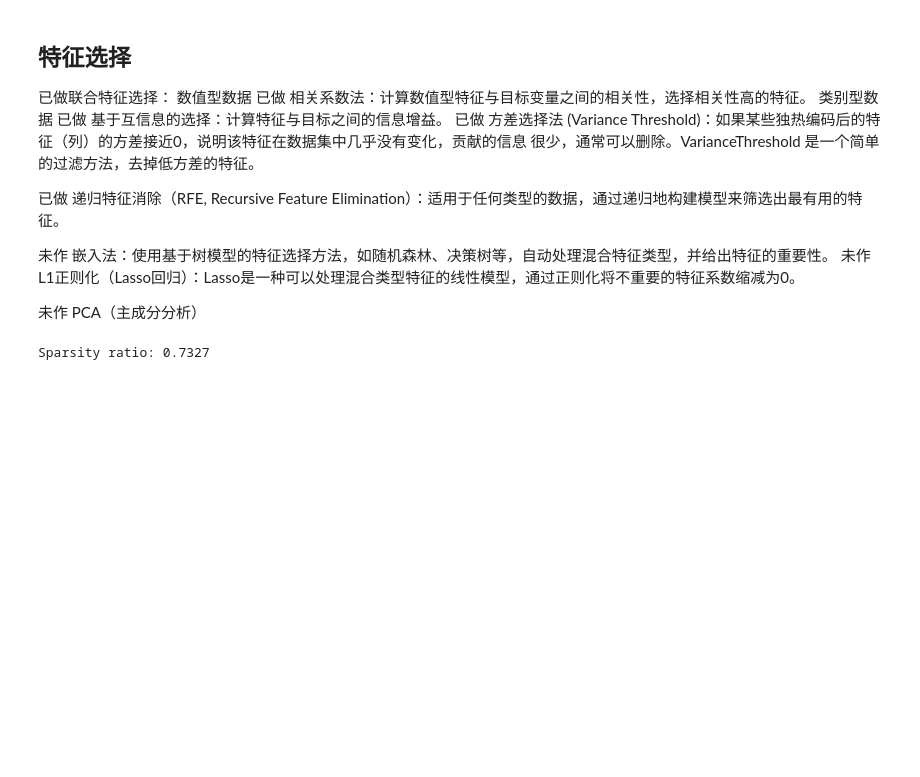
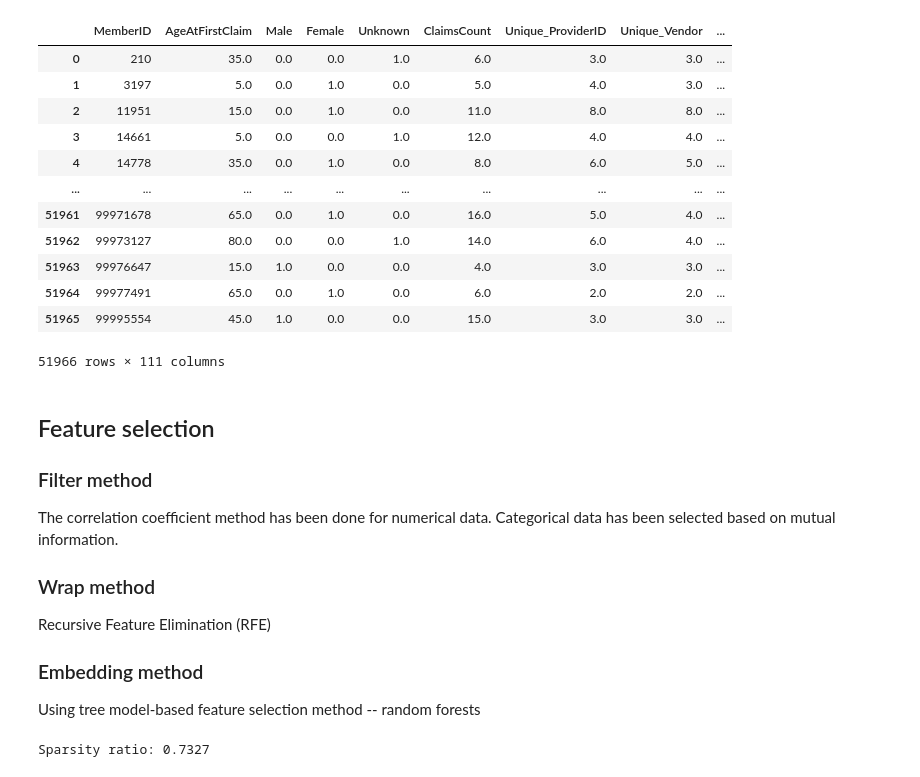
Before and after one commit to Nooob233/COMP90051-SML-Group, a Jupyter notebook: 5-data_selection.ipynb, the cells around one changed output. Saved outputs shown, nothing was run; the diff lists cells and outputs as text; code cells hidden in the pictures; blank space fills up the shorter version.

Commit message:
data selection
change the annotation format  and rename the data selection part

```diff
--- a/notebooks/extraction.ipynb
+++ b/5-data_selection.ipynb
@@ -22,17 +21,31 @@ from sklearn.metrics import mean_squared_error
 # %%
 df = pd.read_csv('./processed/merged_data_Y2.csv')
+df_y3 = pd.read_csv('./processed/merged_data_Y3.csv')
+df
+# %% [output]
+|  | MemberID | AgeAtFirstClaim | Male | Female | Unknown | ClaimsCount | Unique_ProviderID | Unique_Vendor | ... |
+| 0 | 210 | 35.0 | 0.0 | 0.0 | 1.0 | 6.0 | 3.0 | 3.0 | ... |
+| 1 | 3197 | 5.0 | 0.0 | 1.0 | 0.0 | 5.0 | 4.0 | 3.0 | ... |
+| 2 | 11951 | 15.0 | 0.0 | 1.0 | 0.0 | 11.0 | 8.0 | 8.0 | ... |
+| 3 | 14661 | 5.0 | 0.0 | 0.0 | 1.0 | 12.0 | 4.0 | 4.0 | ... |
+| 4 | 14778 | 35.0 | 0.0 | 1.0 | 0.0 | 8.0 | 6.0 | 5.0 | ... |
+| ... | ... | ... | ... | ... | ... | ... | ... | ... | ... |
+| 51961 | 99971678 | 65.0 | 0.0 | 1.0 | 0.0 | 16.0 | 5.0 | 4.0 | ... |
+| 51962 | 99973127 | 80.0 | 0.0 | 0.0 | 1.0 | 14.0 | 6.0 | 4.0 | ... |
+| 51963 | 99976647 | 15.0 | 1.0 | 0.0 | 0.0 | 4.0 | 3.0 | 3.0 | ... |
+| 51964 | 99977491 | 65.0 | 0.0 | 1.0 | 0.0 | 6.0 | 2.0 | 2.0 | ... |
+| 51965 | 99995554 | 45.0 | 1.0 | 0.0 | 0.0 | 15.0 | 3.0 | 3.0 | ... |
+51966 rows × 111 columns
 # %% [markdown]
-## 特征选择
-已做联合特征选择：
-    数值型数据 已做 相关系数法：计算数值型特征与目标变量之间的相关性，选择相关性高的特征。
-    类别型数据 已做 基于互信息的选择：计算特征与目标之间的信息增益。
-           已做 方差选择法 (Variance Threshold)：如果某些独热编码后的特征（列）的方差接近0，说明该特征在数据集中几乎没有变化，贡献的信息               很少，通常可以删除。VarianceThreshold 是一个简单的过滤方法，去掉低方差的特征。
+## Feature selection
 
-已做 递归特征消除（RFE, Recursive Feature Elimination）：适用于任何类型的数据，通过递归地构建模型来筛选出最有用的特征。
+### Filter method
+The correlation coefficient method has been done for numerical data.
+Categorical data has been selected based on mutual information.
 
-未作 嵌入法：使用基于树模型的特征选择方法，如随机森林、决策树等，自动处理混合特征类型，并给出特征的重要性。
-未作 L1正则化（Lasso回归）：Lasso是一种可以处理混合类型特征的线性模型，通过正则化将不重要的特征系数缩减为0。
+### Wrap method
+Recursive Feature Elimination (RFE)
 
-
-未作 PCA（主成分分析）
+### Embedding method
+Using tree model-based feature selection method -- random forests
 # %%
```
Also changed, not shown: parts of 44 cells of this notebook.
